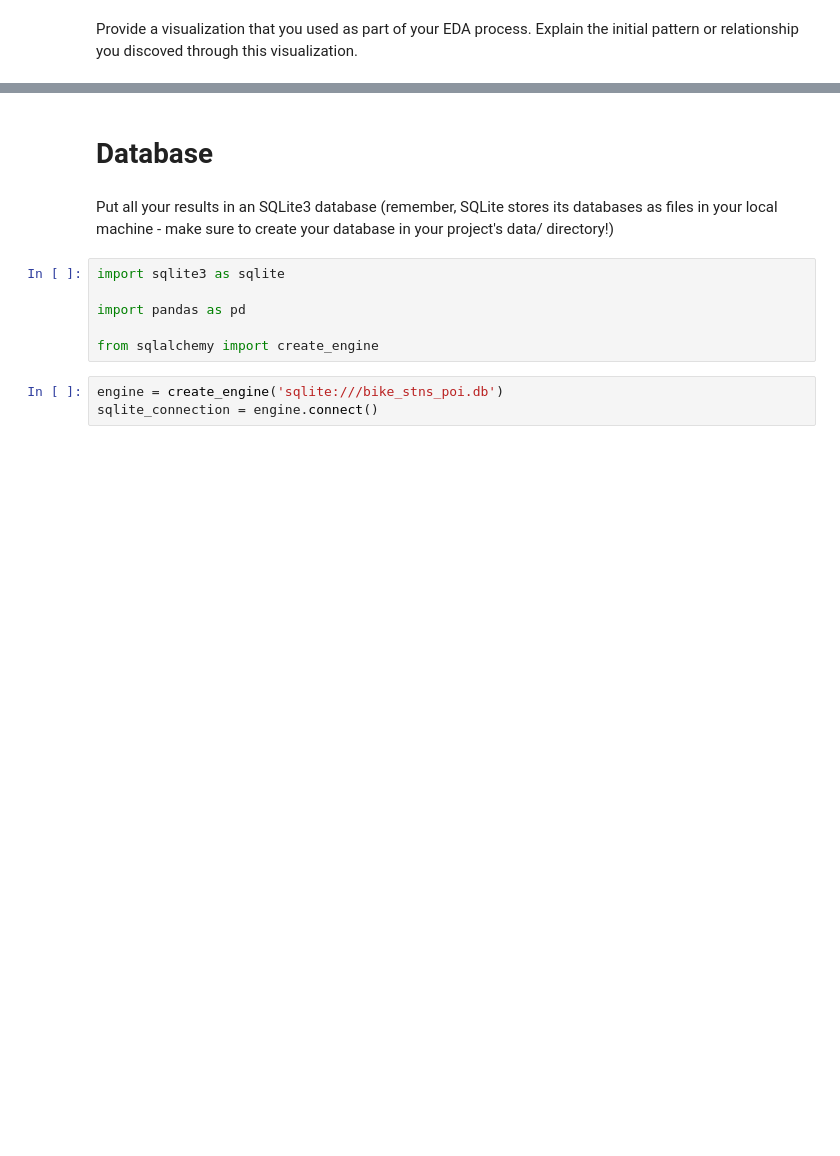
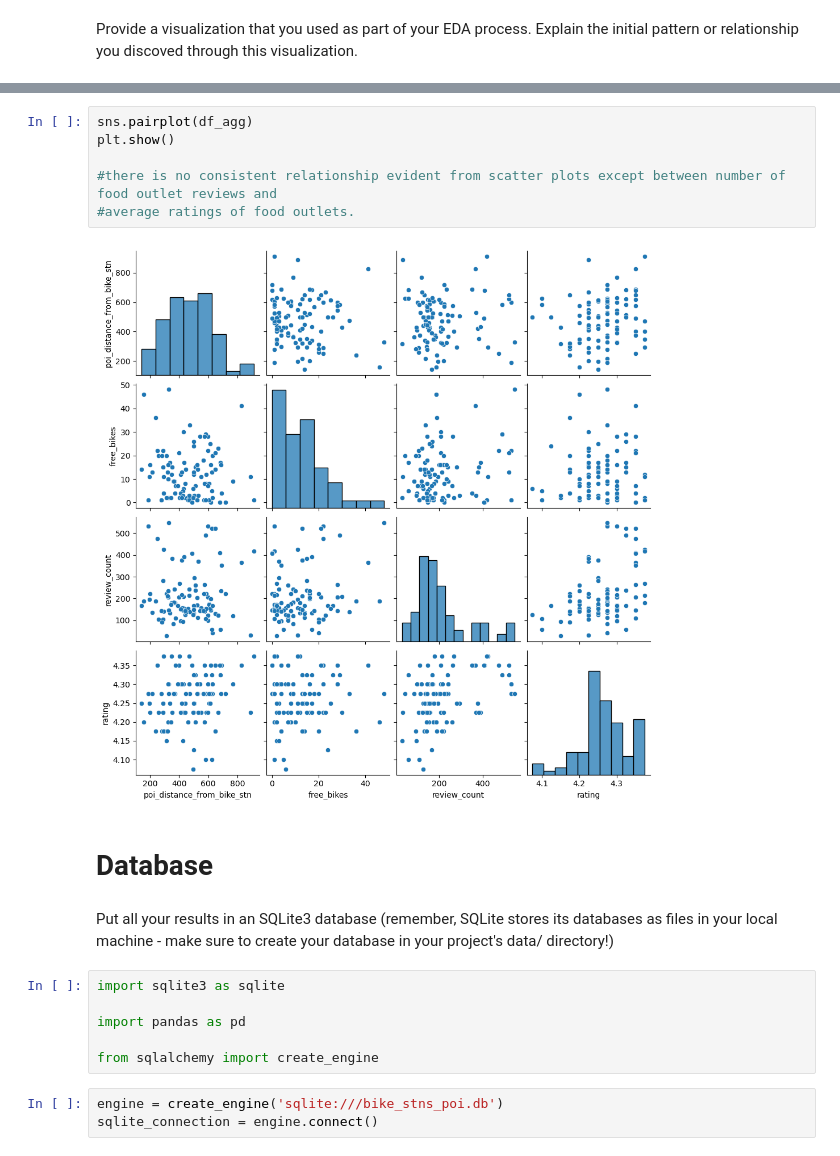
Before and after one commit to alifaisalraza/Statistical-Modelling-Project, a Jupyter notebook: notebooks/joining_data.ipynb, the cells around one changed output, grey strips where cells are left out. Saved outputs shown, nothing was run; the diff lists cells and outputs as text; blank space fills up the shorter version.

```diff
--- a/notebooks/joining_data.ipynb
+++ b/notebooks/joining_data.ipynb
@@ -92,3 +223,11 @@ df_agg1
+# %%
+sns.pairplot(df_agg)
+plt.show()
+
+#there is no consistent relationship evident from scatter plots except between number of food outlet reviews and
+#average ratings of food outlets.
+# %% [output]
+[figure, added]
 # %% [markdown]
 # Database
 # %% [markdown]
```
Also changed, not shown: parts of 16 cells of this notebook, 4 other files.
